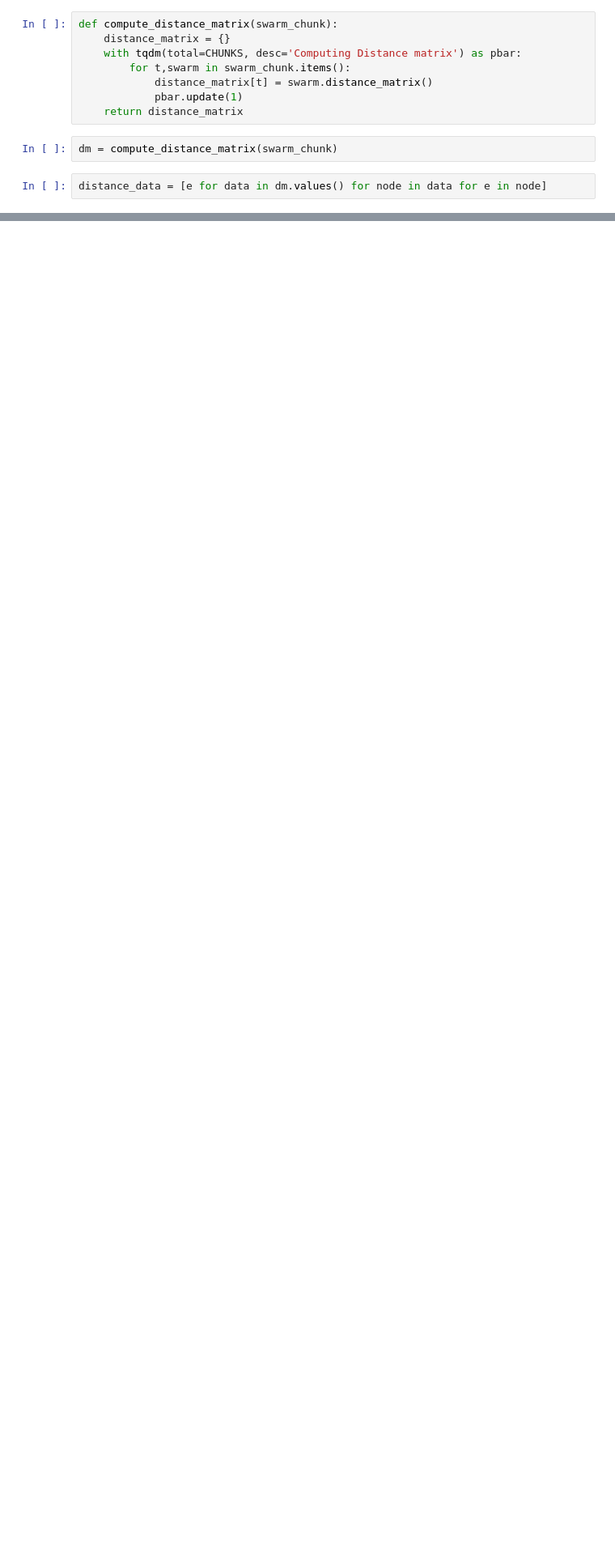
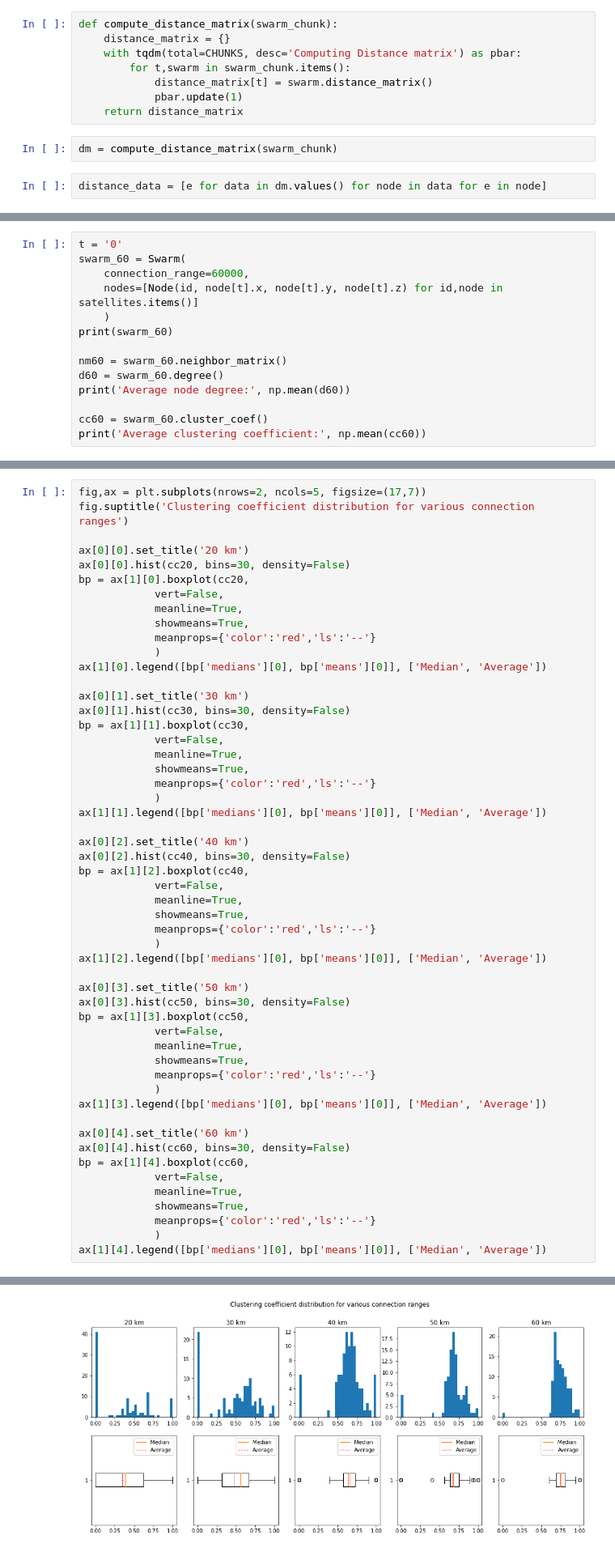
Before and after one commit to eakopyan/SwarmPy_Simulator, a Jupyter notebook: src/swarm_characterization.ipynb, the cells around one changed output, grey strips where cells are left out. Shown at 81% size. Cells and saved outputs as stored; diff of their text form; blank space fills up the shorter version.

Commit message:
Added clustering coefficient

```diff
--- a/src/swarm_characterization.ipynb
+++ b/src/swarm_characterization.ipynb
@@ -306,0 +424,14 @@ Text(0.5, 0.98, 'Peer-to-peer distance distribution')
+# %%
+t = '0'
+swarm_60 = Swarm(
+    connection_range=60000,
+    nodes=[Node(id, node[t].x, node[t].y, node[t].z) for id,node in satellites.items()]
+    )
+print(swarm_60)
+
+nm60 = swarm_60.neighbor_matrix()
+d60 = swarm_60.degree()
+print('Average node degree:', np.mean(d60))
+
+cc60 = swarm_60.cluster_coef()
+print('Average clustering coefficient:', np.mean(cc60))
@@ -306,0 +442,54 @@ Text(0.5, 0.98, 'Peer-to-peer distance distribution')
+# %%
+fig,ax = plt.subplots(nrows=2, ncols=5, figsize=(17,7))
+fig.suptitle('Clustering coefficient distribution for various connection ranges')
+
+ax[0][0].set_title('20 km')
+ax[0][0].hist(cc20, bins=30, density=False)
+bp = ax[1][0].boxplot(cc20,
+            vert=False,
+            meanline=True,
+            showmeans=True,
+            meanprops={'color':'red','ls':'--'}
+            )
+ax[1][0].legend([bp['medians'][0], bp['means'][0]], ['Median', 'Average'])
+
+ax[0][1].set_title('30 km')
+ax[0][1].hist(cc30, bins=30, density=False)
+bp = ax[1][1].boxplot(cc30,
+            vert=False,
+            meanline=True,
+            showmeans=True,
+            meanprops={'color':'red','ls':'--'}
+            )
+ax[1][1].legend([bp['medians'][0], bp['means'][0]], ['Median', 'Average'])
+
+ax[0][2].set_title('40 km')
+ax[0][2].hist(cc40, bins=30, density=False)
+bp = ax[1][2].boxplot(cc40,
+            vert=False,
+            meanline=True,
+            showmeans=True,
+            meanprops={'color':'red','ls':'--'}
+            )
+ax[1][2].legend([bp['medians'][0], bp['means'][0]], ['Median', 'Average'])
+
+ax[0][3].set_title('50 km')
+ax[0][3].hist(cc50, bins=30, density=False)
+bp = ax[1][3].boxplot(cc50,
+            vert=False,
+            meanline=True,
+            showmeans=True,
+            meanprops={'color':'red','ls':'--'}
+            )
+ax[1][3].legend([bp['medians'][0], bp['means'][0]], ['Median', 'Average'])
+
+ax[0][4].set_title('60 km')
+ax[0][4].hist(cc60, bins=30, density=False)
+bp = ax[1][4].boxplot(cc60,
+            vert=False,
+            meanline=True,
+            showmeans=True,
+            meanprops={'color':'red','ls':'--'}
+            )
+ax[1][4].legend([bp['medians'][0], bp['means'][0]], ['Median', 'Average'])
+# %% [output]
@@ -306,0 +497 @@ Text(0.5, 0.98, 'Peer-to-peer distance distribution')
+[figure, added]
```
Also changed, not shown: parts of 10 cells of this notebook, 4 other files.
